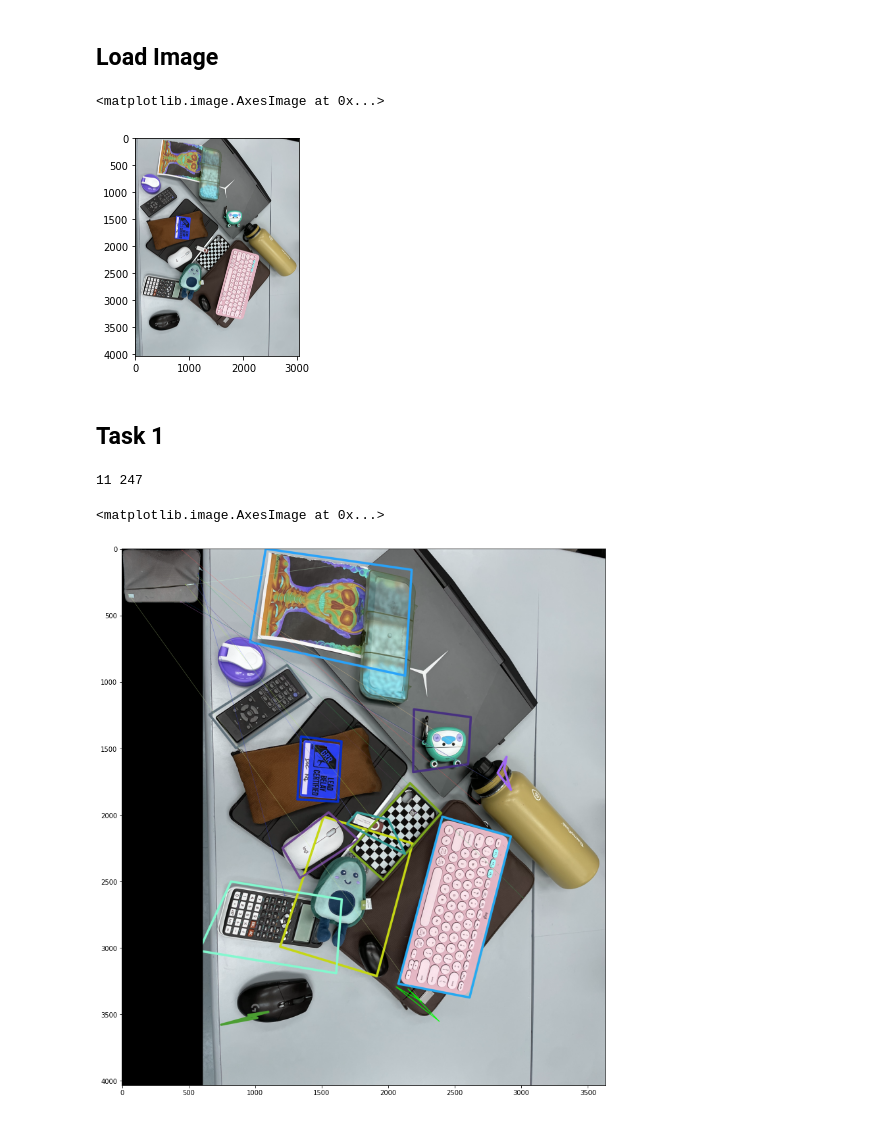
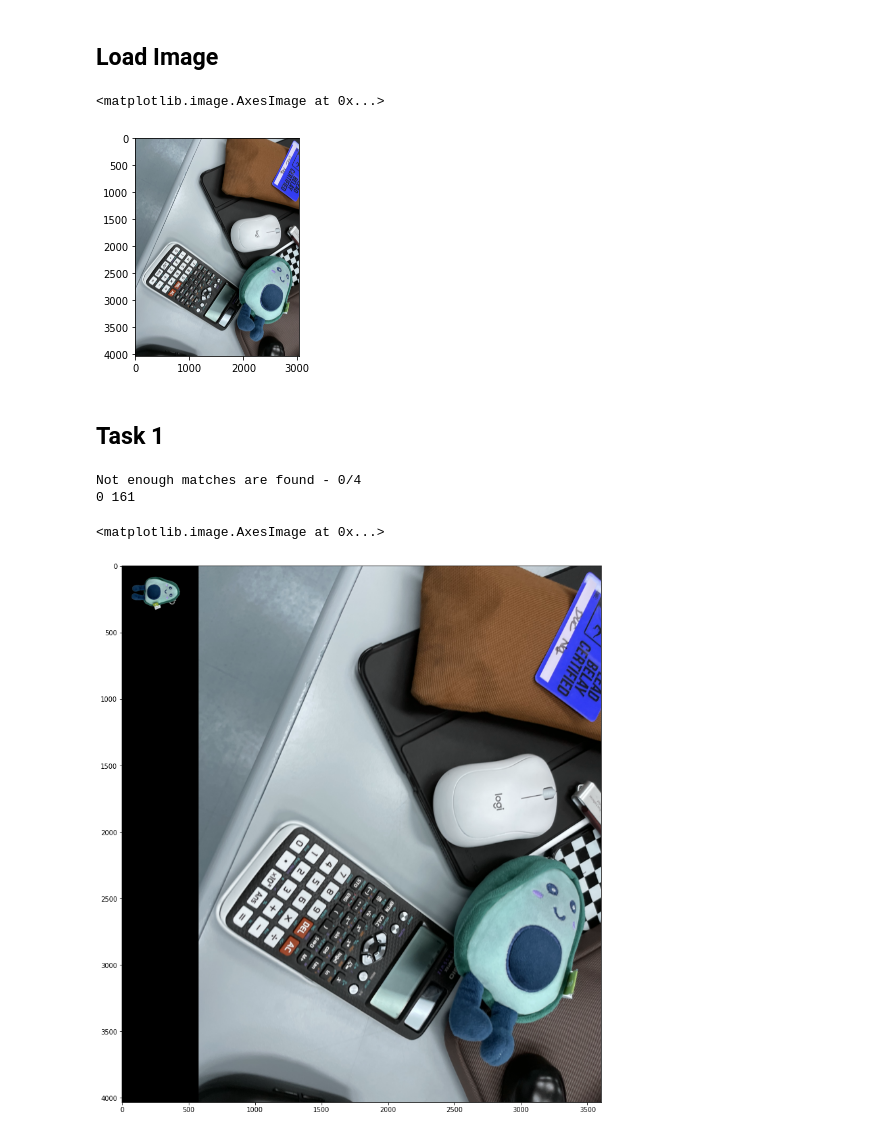
Before and after one commit to UsamaMo/Object-Detection-Model, a Jupyter notebook: Code/Code/Main.ipynb, the cells around one changed output. Drawn from its saved outputs; the diff is of its cells as text; code cells hidden in the pictures.

```diff
--- a/Code/Code/Main.ipynb
+++ b/Code/Code/Main.ipynb
@@ -102,13 +104,15 @@ object_image_paths = ['path_to_object_image_1.png', 'path_to_object_image_2.png'
 scene_image_paths = ['path_to_scene_image_1.png', 'path_to_scene_image_2.png', ...]
 
 # TESTING DATA
-object1 = cv2.imread( (str(path_object) + (object_dict["Object_9"])) )
-scene1 = cv2.imread( (str(path_scene) + (scene_dict["Scene_28"])) )
+object1 = cv2.imread( (str(path_object) + (object_dict["Object_1"])) )
+scene1 = cv2.imread( (str(path_scene) + (scene_dict["Scene_17"])) )
+
+scene1 = cv2.GaussianBlur(scene1, (5,5), 0)
 
 plt.imshow(scene1)
 # %% [output]
 <matplotlib.image.AxesImage at 0x...>
-[figure, old version]
+[figure, new version]
 # %% [markdown]
 <h2>Task 1</h2>
 # %%
@@ -132,7 +136,7 @@ def draw_matches_with_boxes(object_image, scene_image):
     # Apply Lowe's ratio test to find good matches
     good_matches = []
     for m, n in matches:
-        if m.distance < 0.75 * n.distance:
+        if m.distance < 0.45 * n.distance:
             good_matches.append(m)
 
     # Find homography if enough good matches are detected
@@ -147,33 +151,34 @@ def draw_matches_with_boxes(object_image, scene_image):
         # Get object image size
         h, w, _ = object_image.shape
 
         # Generate points for the corners of the object image
         pts = np.float32([[0, 0], [0, h-1], [w-1, h-1], [w-1, 0]]).reshape(-1, 1, 2)
 
         # Apply homography to the points
         dst = cv2.perspectiveTransform(pts, M)
 
         # Draw bounding box
         scene_image_with_box = cv2.polylines(scene_image.copy(), [np.int32(dst)], True, (0, 255, 0), 3, cv2.LINE_AA)
 
     else:
         print("Not enough matches are found - {}/{}".format(len(good_matches), 4))
         scene_image_with_box = scene_image.copy()
 
     # Draw matches
     matched_image = cv2.drawMatches(object_image, keypoints_object, scene_image_with_box, keypoints_scene, good_matches, None, flags=2)
 
     return matched_image, len(good_matches) , len(keypoints_object)
 
 
 matched_img, good_matches, keypoints_object = draw_matches_with_boxes(object1, scene1)
 
 print(good_matches, keypoints_object)
 
 plt.figure(figsize=(15,15))
 plt.imshow(matched_img)
 # %% [output]
-11 247
+Not enough matches are found - 0/4
+0 161
 <matplotlib.image.AxesImage at 0x...>
-[figure, old version]
+[figure, new version]
 # %%
```
Also changed, not shown: parts of 4 cells of this notebook, 1 other file.
